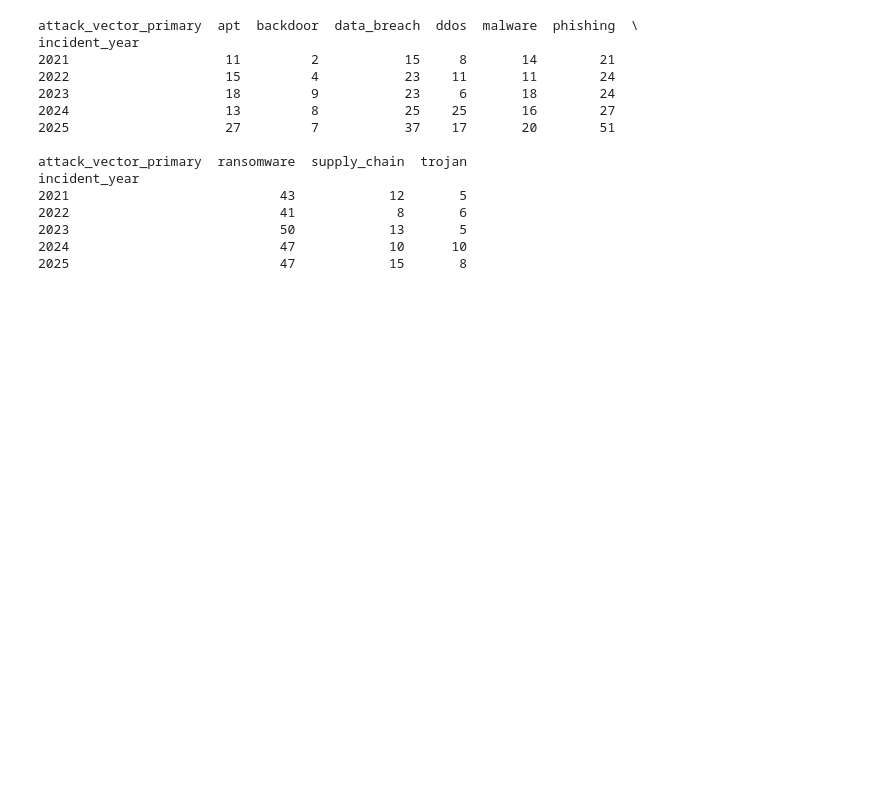
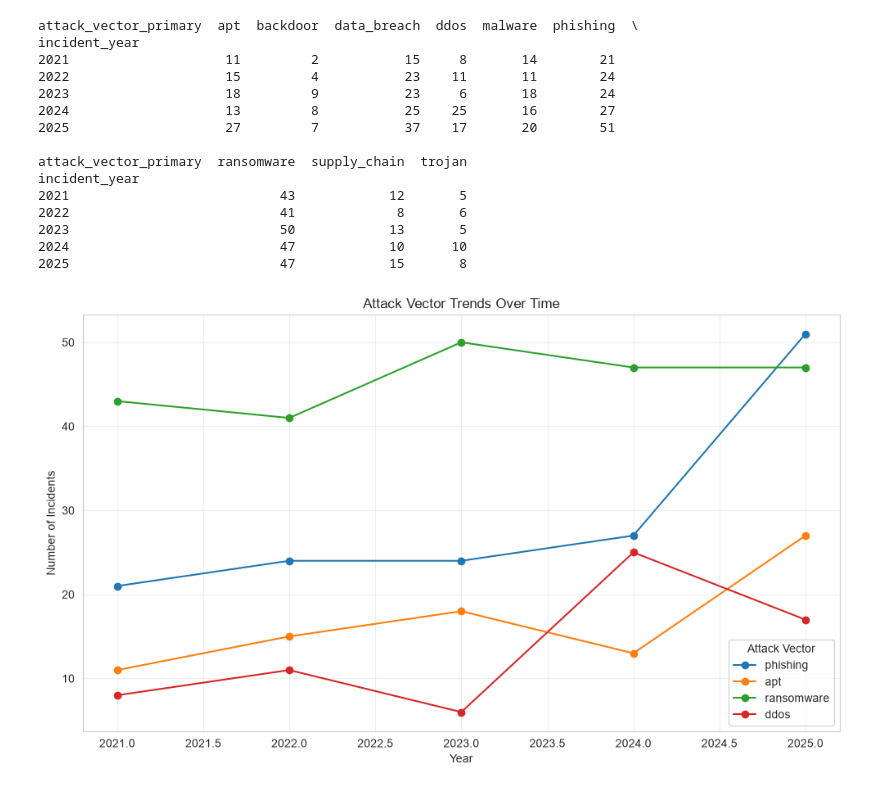
Before and after one commit to womanvitha/cyber-breach-impact-analysis, a Jupyter notebook: notebooks/01_exploration.ipynb, the cells around one changed output. Drawn from its saved outputs; the diff is of its cells as text; code cells hidden in the pictures; blank space fills up the shorter version.

```diff
--- a/notebooks/01_exploration.ipynb
+++ b/notebooks/01_exploration.ipynb
@@ -332,3 +332,16 @@ incident_year
 2023                           50            13       5
 2024                           47            10      10
 2025                           47            15       8
+# %%
+fig, ax = plt.subplots(figsize=(10, 6))
+vector_by_year[['phishing', 'apt', 'ransomware', 'ddos']].plot(kind='line', marker='o', ax=ax)
+ax.set_xlabel('Year')
+ax.set_ylabel('Number of Incidents')
+ax.set_title('Attack Vector Trends Over Time')
+ax.legend(title='Attack Vector')
+ax.grid(True, alpha=0.3)
+plt.tight_layout()
+plt.savefig('../visuals/attack_vector_trends.png', dpi=150)
+plt.show()
+# %% [output]
+[figure, added]
```
Also changed, not shown: parts of 1 cell of this notebook, 1 other file.
